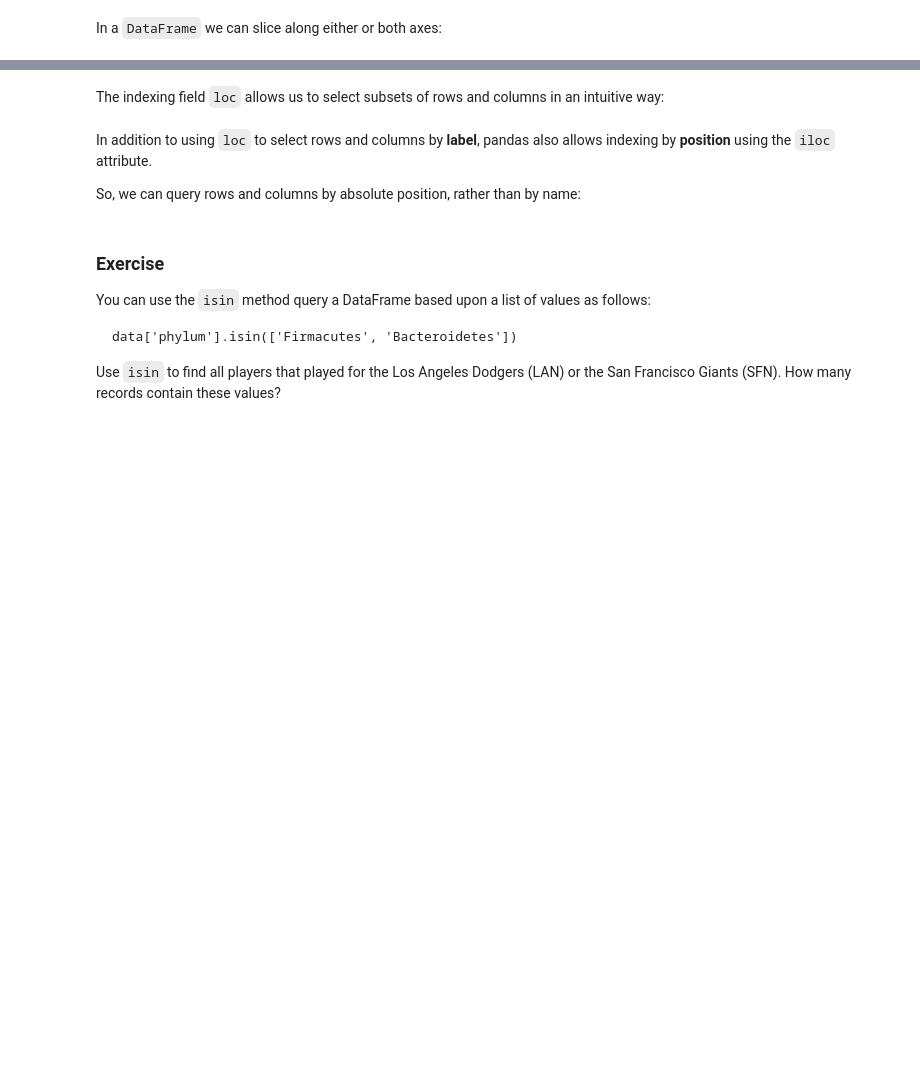
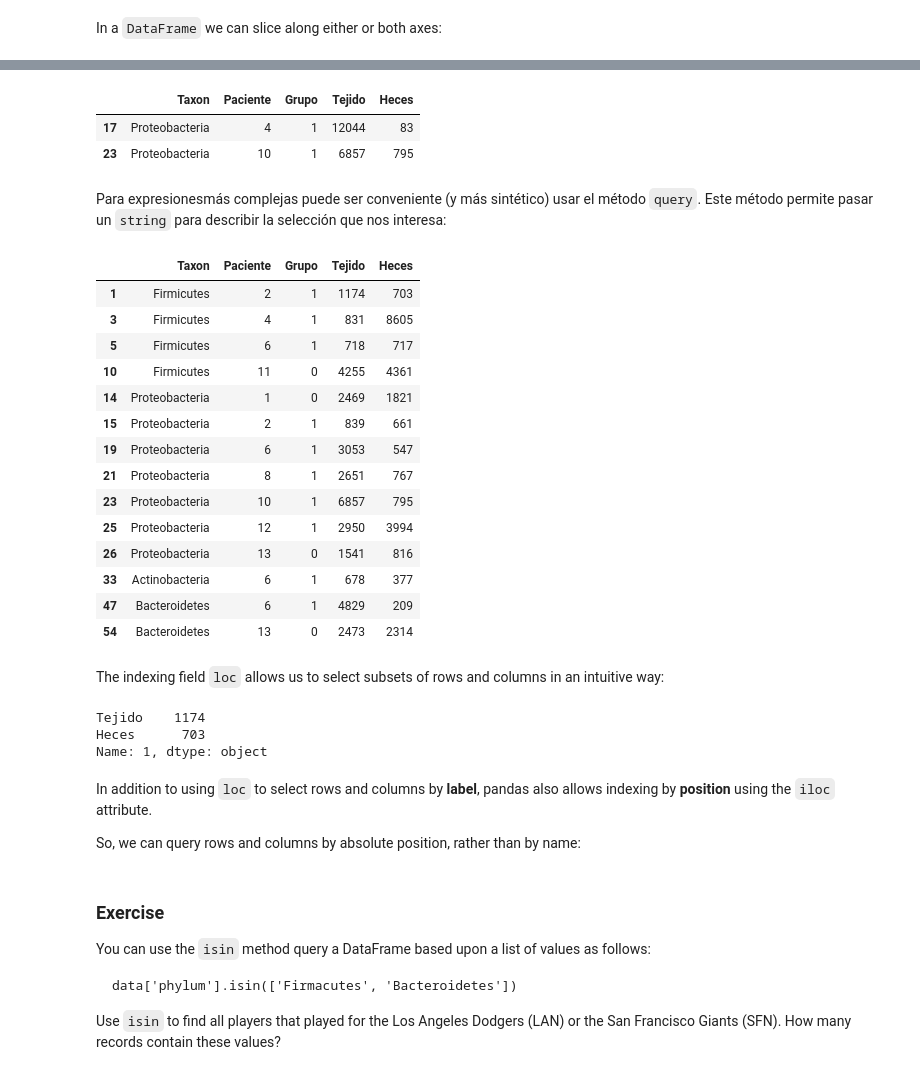
Before and after one commit to aloctavodia/intro_ciencia_de_datos, a Jupyter notebook: 03_Manipulación_de_datos_y_Pandas.ipynb, the cells around one changed output, grey strips where cells are left out. Drawn from its saved outputs; the diff is of its cells as text; code cells hidden in the pictures; blank space fills up the shorter version.

```diff
--- a/03_Manipulación_de_datos_y_Pandas.ipynb
+++ b/03_Manipulación_de_datos_y_Pandas.ipynb
@@ -606,0 +684,3 @@ We can create meaningful indices more easily using a hierarchical index; for now
+# %%
+mb = pd.read_csv('datos/microbiome.csv')
+mb.head()
@@ -673,2 +806,28 @@ baseball_newind.query('ab > @min_ab')
+# %%
+mb[mb.Tejido > 5000]
+# %% [output]
+|  | Taxon | Paciente | Grupo | Tejido | Heces |
+| 17 | Proteobacteria | 4 | 1 | 12044 | 83 |
+| 23 | Proteobacteria | 10 | 1 | 6857 | 795 |
+# %% [markdown]
+Para expresionesmás complejas puede ser conveniente (y más sintético) usar el método `query`. Este método permite pasar un `string` para describir la selección que nos interesa:
+# %%
+mb.query('Tejido > 500 and Heces > 200')
+# %% [output]
+|  | Taxon | Paciente | Grupo | Tejido | Heces |
+| 1 | Firmicutes | 2 | 1 | 1174 | 703 |
+| 3 | Firmicutes | 4 | 1 | 831 | 8605 |
+| 5 | Firmicutes | 6 | 1 | 718 | 717 |
+| 10 | Firmicutes | 11 | 0 | 4255 | 4361 |
+| 14 | Proteobacteria | 1 | 0 | 2469 | 1821 |
+| 15 | Proteobacteria | 2 | 1 | 839 | 661 |
+| 19 | Proteobacteria | 6 | 1 | 3053 | 547 |
+| 21 | Proteobacteria | 8 | 1 | 2651 | 767 |
+| 23 | Proteobacteria | 10 | 1 | 6857 | 795 |
+| 25 | Proteobacteria | 12 | 1 | 2950 | 3994 |
+| 26 | Proteobacteria | 13 | 0 | 1541 | 816 |
+| 33 | Actinobacteria | 6 | 1 | 678 | 377 |
+| 47 | Bacteroidetes | 6 | 1 | 4829 | 209 |
+| 54 | Bacteroidetes | 13 | 0 | 2473 | 2314 |
 # %% [markdown]
 The indexing field `loc` allows us to select subsets of rows and columns in an intuitive way:
@@ -677 +834,7 @@ baseball_newind.loc['gonzalu01ARI2006', ['h','X2b', 'X3b', 'hr']]
+# %%
+mb.loc[1, ['Tejido','Heces']]
+# %% [output]
+Tejido    1174
+Heces      703
+Name: 1, dtype: object
 # %%
```
Also changed, not shown: parts of 110 cells of this notebook.
